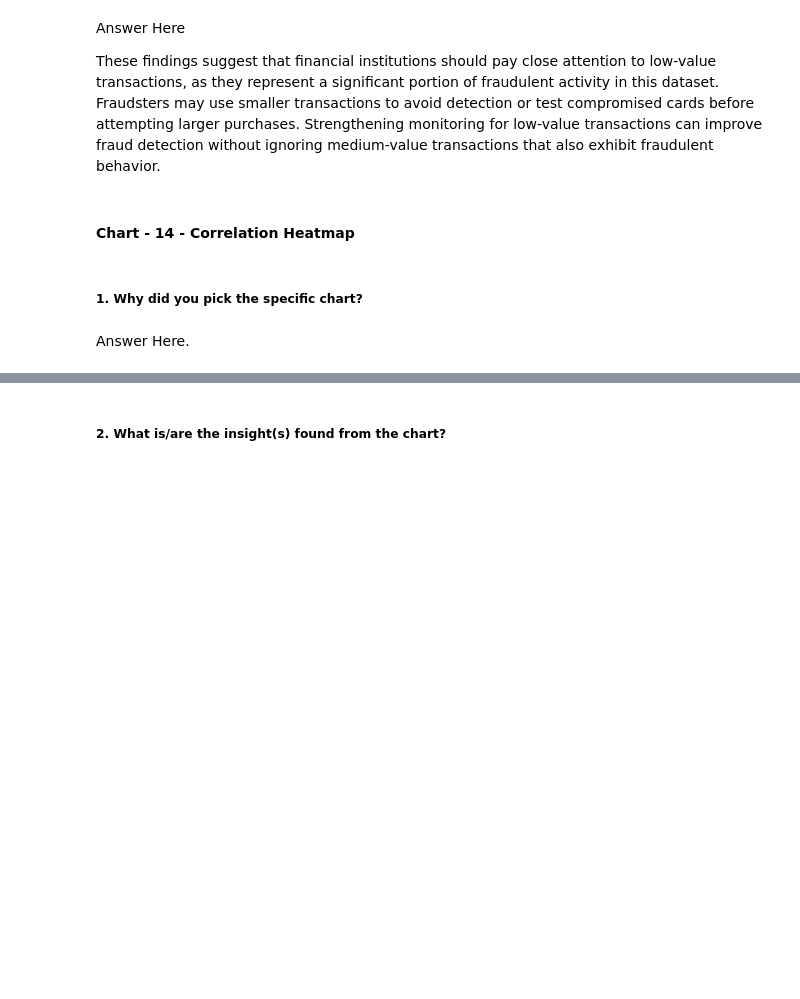
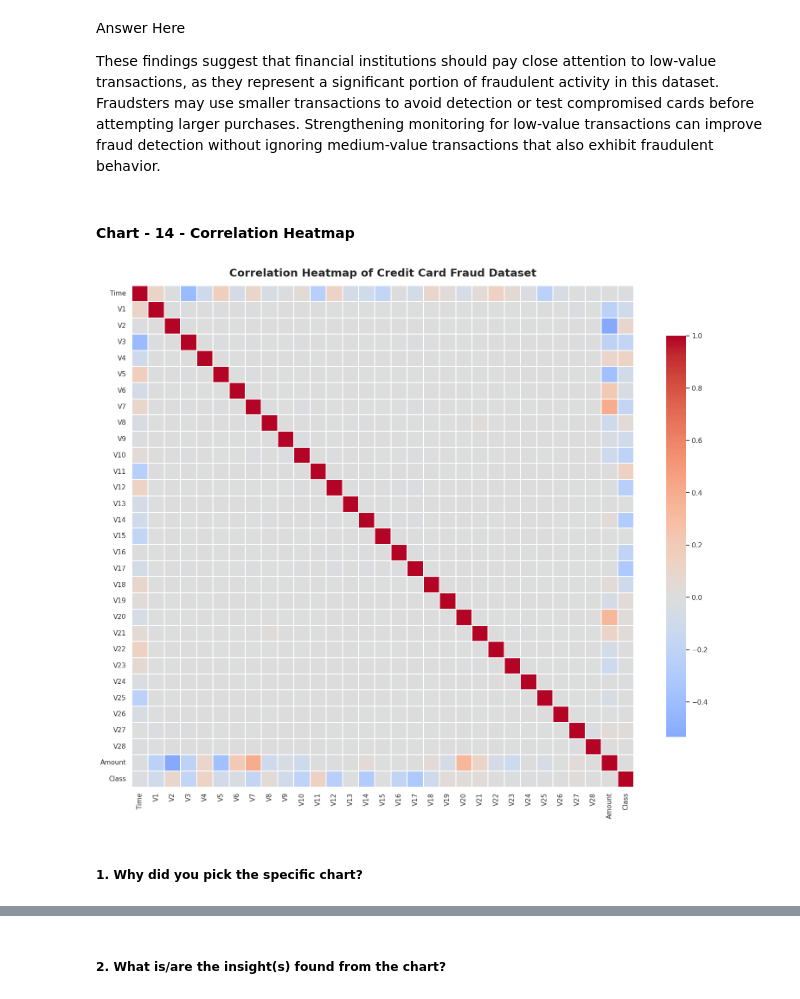
Before and after one commit to Krishna-matic/Credit-Card-Fraud-Detection-EDA, a Jupyter notebook: EDA_Submission_Template(1).ipynb, the cells around one changed output, grey strips where cells are left out. Cells and saved outputs as stored; diff of their text form; code cells hidden in the pictures; blank space fills up the shorter version.

Commit message:
Chart 14 Added

```diff
--- a/EDA_Submission_Template(1).ipynb
+++ b/EDA_Submission_Template(1).ipynb
@@ -1176,4 +1174,29 @@ These findings suggest that financial institutions should pay close attention to
+# %%
+# Correlation Heatmap visualization code
+# Set theme
+sns.set_theme(style="white")
+# Correlation matrix
+corr_matrix = df.corr()
+# Create figure
+plt.figure(figsize=(16,13))
+# Heatmap
+sns.heatmap(
+    corr_matrix,
+    cmap="coolwarm",
+    center=0,
+    square=True,
+    linewidths=0.2,
+    cbar_kws={"shrink":0.8}
+)
+plt.title(
+    "Correlation Heatmap of Credit Card Fraud Dataset",
+    fontsize=18,
+    fontweight="bold",
+    pad=15
+)
+plt.tight_layout()
+plt.show()
+# %% [output]
+[figure, added]
 # %% [markdown]
 ##### 1. Why did you pick the specific chart?
-# %% [markdown]
-Answer Here.
```
Also changed, not shown: parts of 4 cells of this notebook.
